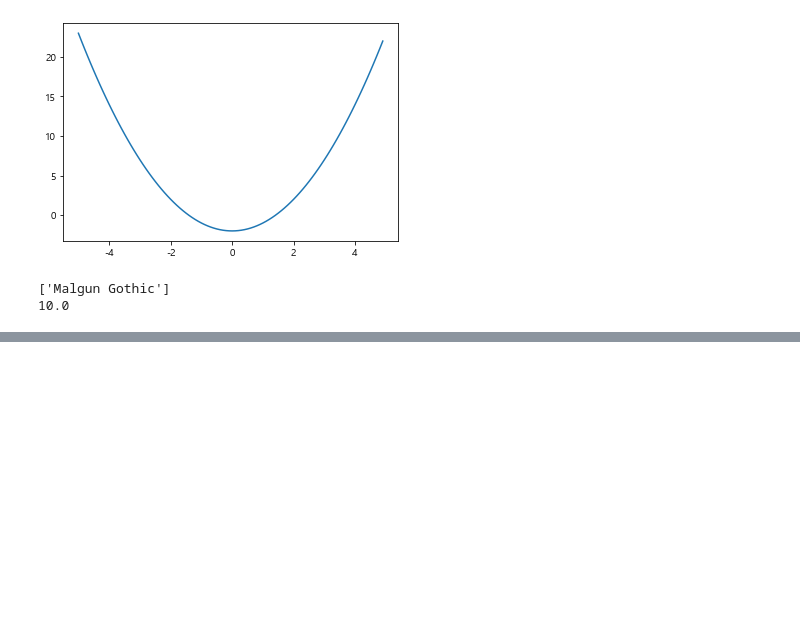
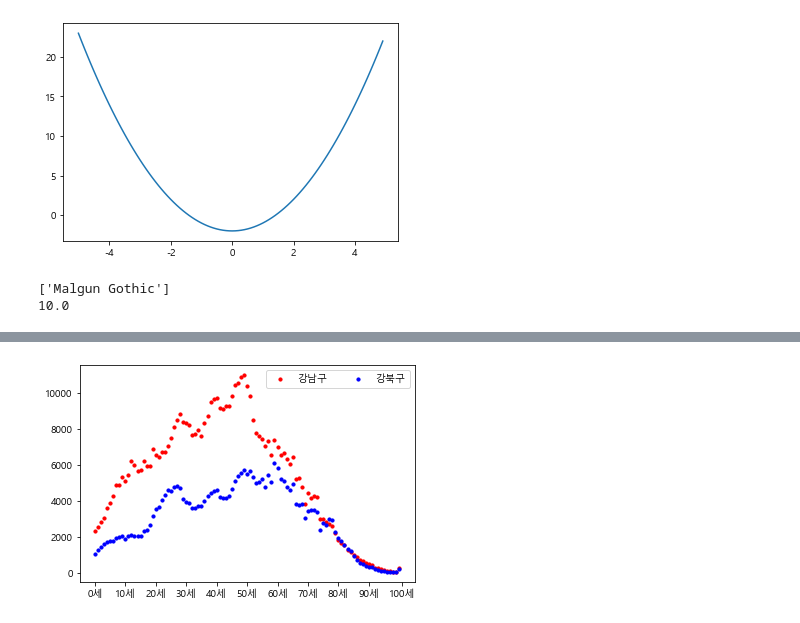
Before and after one commit to padawanR0k/summary, a Jupyter notebook: python/2020-10-26_numpy/matplotlib_pratice.ipynb, the cells around one changed output, grey strips where cells are left out. Cells and saved outputs as stored; diff of their text form; code cells hidden in the pictures; blank space fills up the shorter version.

```diff
--- a/python/2020-10-26_numpy/matplotlib_pratice.ipynb
+++ b/python/2020-10-26_numpy/matplotlib_pratice.ipynb
@@ -130,0 +177,6 @@ plt.show()
+# %%
+get_p_chart(['강남구', '강북구'])
+# 재산세 1위와 꼴지
+# 노인인구는 비슷하나, 생산가능인구 16~65세 차이가 많다.
+# %% [output]
+[figure, added]
```
Also changed, not shown: parts of 14 cells of this notebook.
